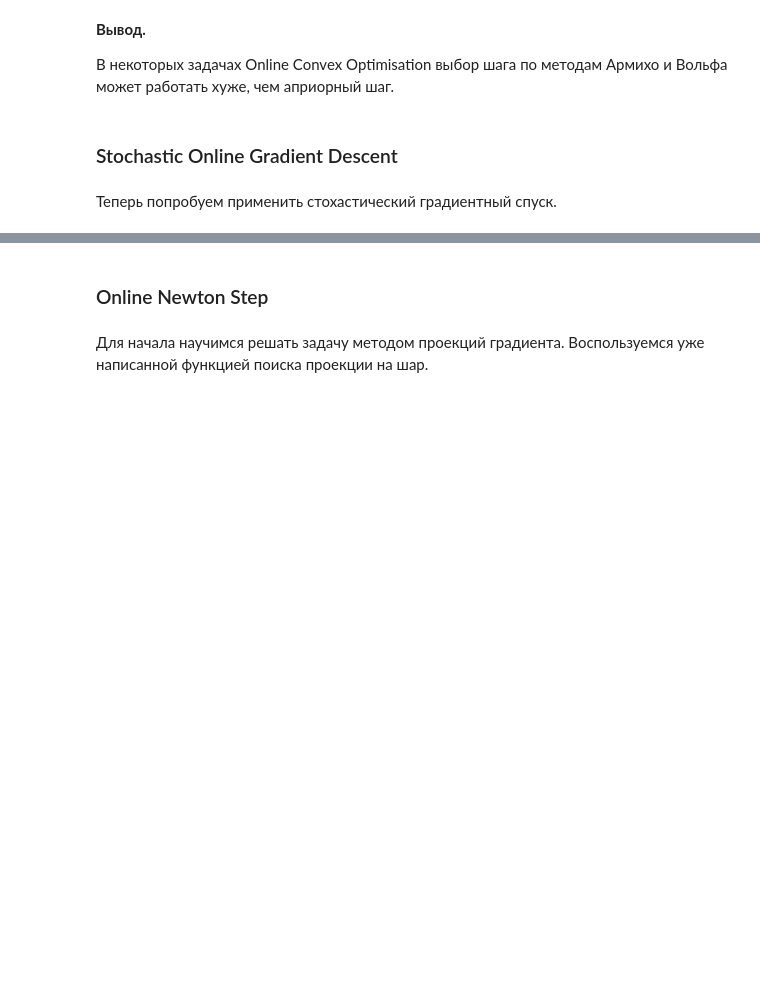
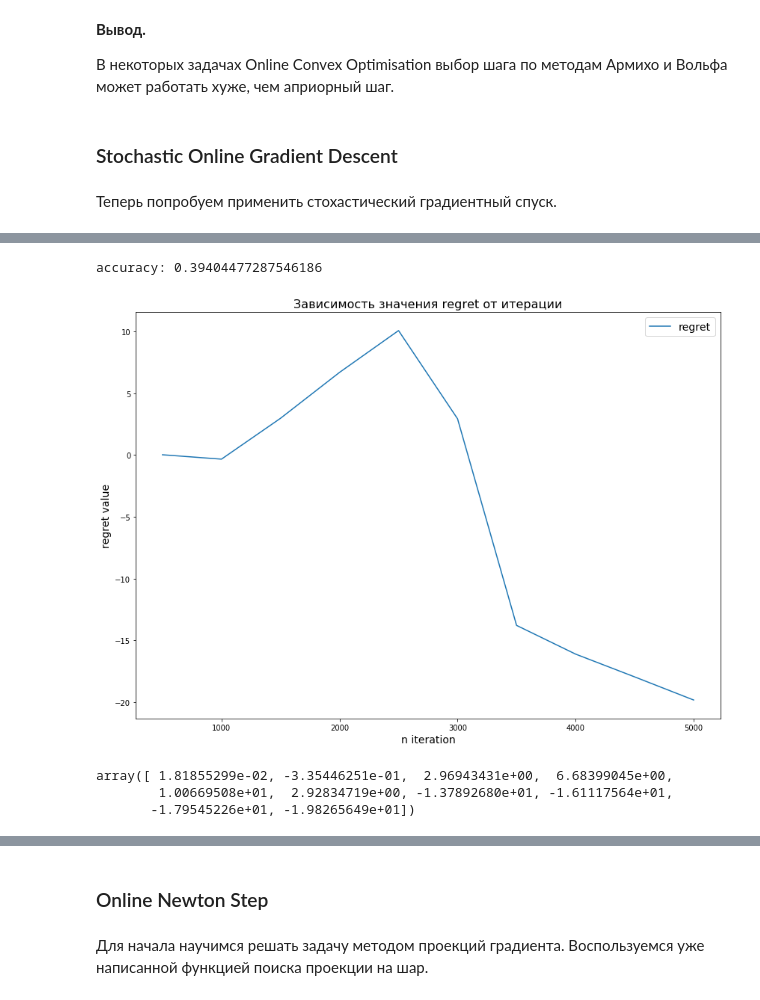
Before and after one commit to MikeLepekhin/Online-Convex-Optimisation, a Jupyter notebook: project.ipynb, the cells around one changed output, grey strips where cells are left out. Saved outputs shown, nothing was run; the diff lists cells and outputs as text; code cells hidden in the pictures; blank space fills up the shorter version.

```diff
--- a/project.ipynb
+++ b/project.ipynb
@@ -373,0 +386,8 @@ def stoch_OGD(x0, T, regrets=None, param_G=G, param_D=D, step_search=None):
+# %%
+plot_regrets_every_500(stoch_OGD(np.ones(d) * R / (float(d)**0.5), len(spam_data), regrets=None, S=10))
+# %% [output]
+accuracy: 0.39404477287546186
+[figure, added]
+array([ 1.81855299e-02, -3.35446251e-01,  2.96943431e+00,  6.68399045e+00,
+        1.00669508e+01,  2.92834719e+00, -1.37892680e+01, -1.61117564e+01,
+       -1.79545226e+01, -1.98265649e+01])
```
Also changed, not shown: parts of 23 cells of this notebook.
